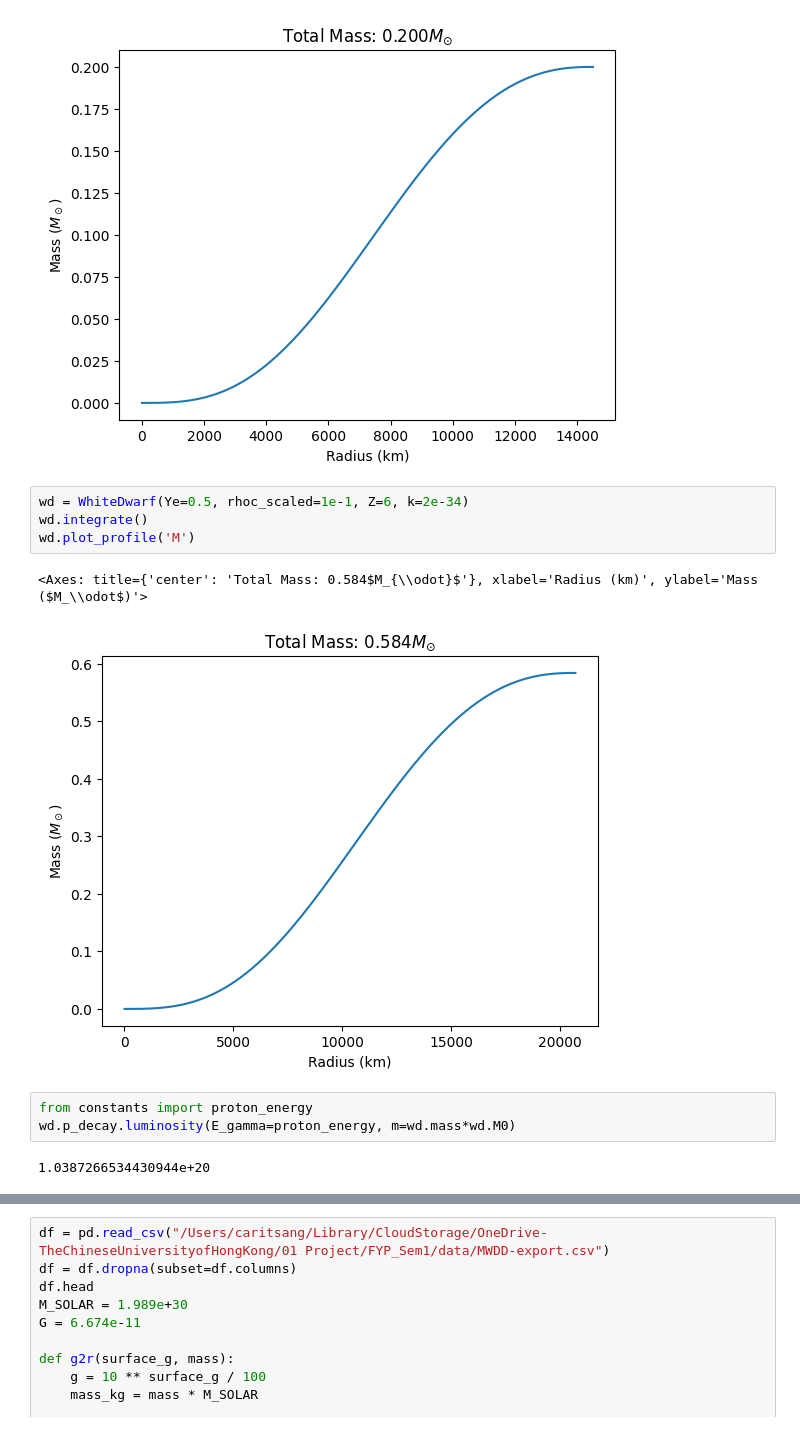
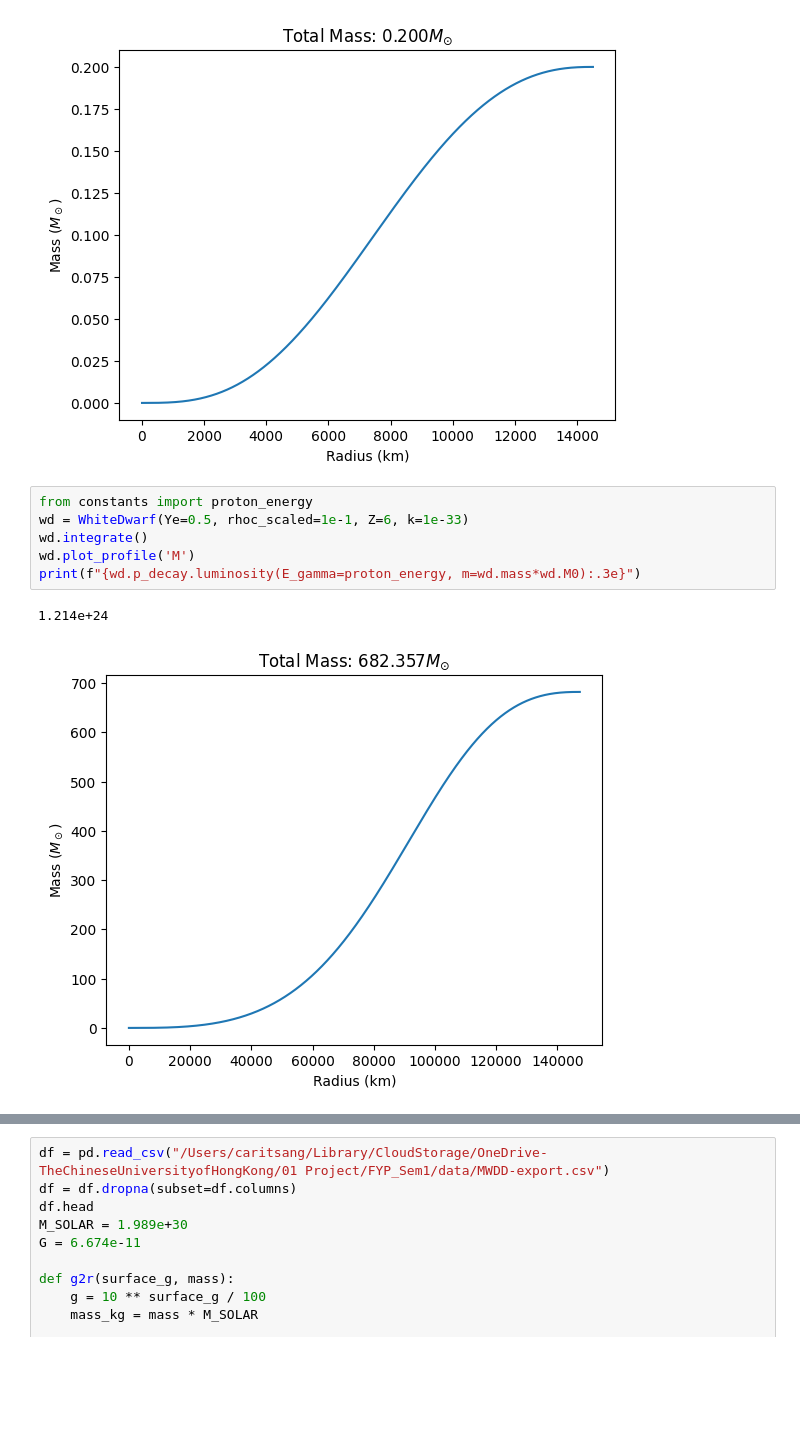
Before and after one commit to yttcari/FYP, a Jupyter notebook: proton_decay/main.ipynb, the cells around one changed output, grey strips where cells are left out. Cells and saved outputs as stored; diff of their text form; blank space fills up the shorter version.

```diff
--- a/proton_decay/main.ipynb
+++ b/proton_decay/main.ipynb
@@ -14,17 +14,14 @@ wd_k0.plot_profile("M")
 <Axes: title={'center': 'Total Mass: 0.200$M_{\\odot}$'}, xlabel='Radius (km)', ylabel='Mass ($M_\\odot$)'>
 [figure]
 # %%
-wd = WhiteDwarf(Ye=0.5, rhoc_scaled=1e-1, Z=6, k=2e-34)
+from constants import proton_energy
+wd = WhiteDwarf(Ye=0.5, rhoc_scaled=1e-1, Z=6, k=1e-33)
 wd.integrate()
 wd.plot_profile('M')
+print(f"{wd.p_decay.luminosity(E_gamma=proton_energy, m=wd.mass*wd.M0):.3e}")
 # %% [output]
-<Axes: title={'center': 'Total Mass: 0.584$M_{\\odot}$'}, xlabel='Radius (km)', ylabel='Mass ($M_\\odot$)'>
+1.214e+24
-[figure, old version]
+[figure, new version]
-# %%
-from constants import proton_energy
-wd.p_decay.luminosity(E_gamma=proton_energy, m=wd.mass*wd.M0)
-# %% [output]
-1.0387266534430944e+20
 # %%
 fig, ax = plt.subplots(1, 2, figsize=(8, 3))
 wd_k0.plot_profile('rho', ax=ax[0], label='No decay')
```
Also changed, not shown: parts of 12 cells of this notebook, 6 other files.
